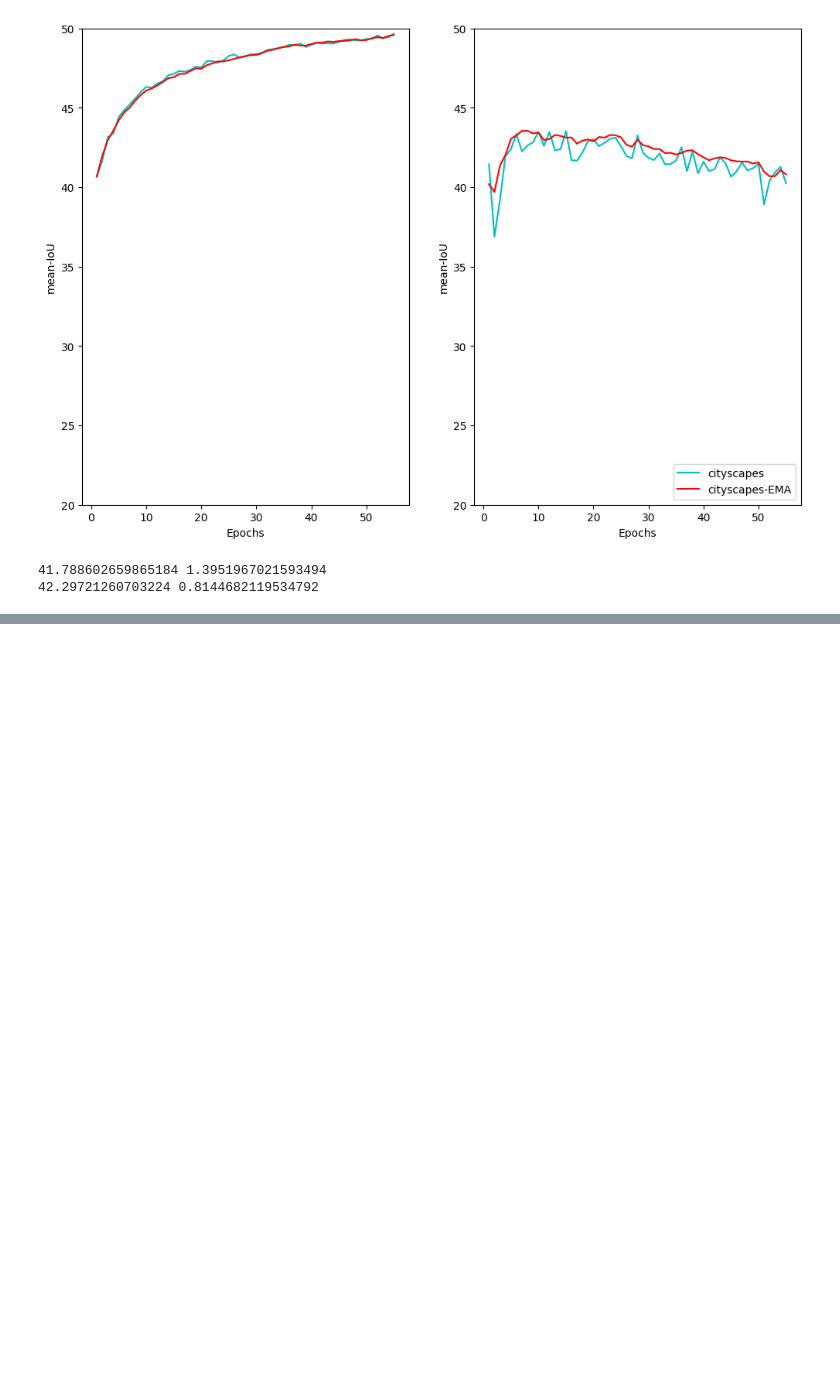
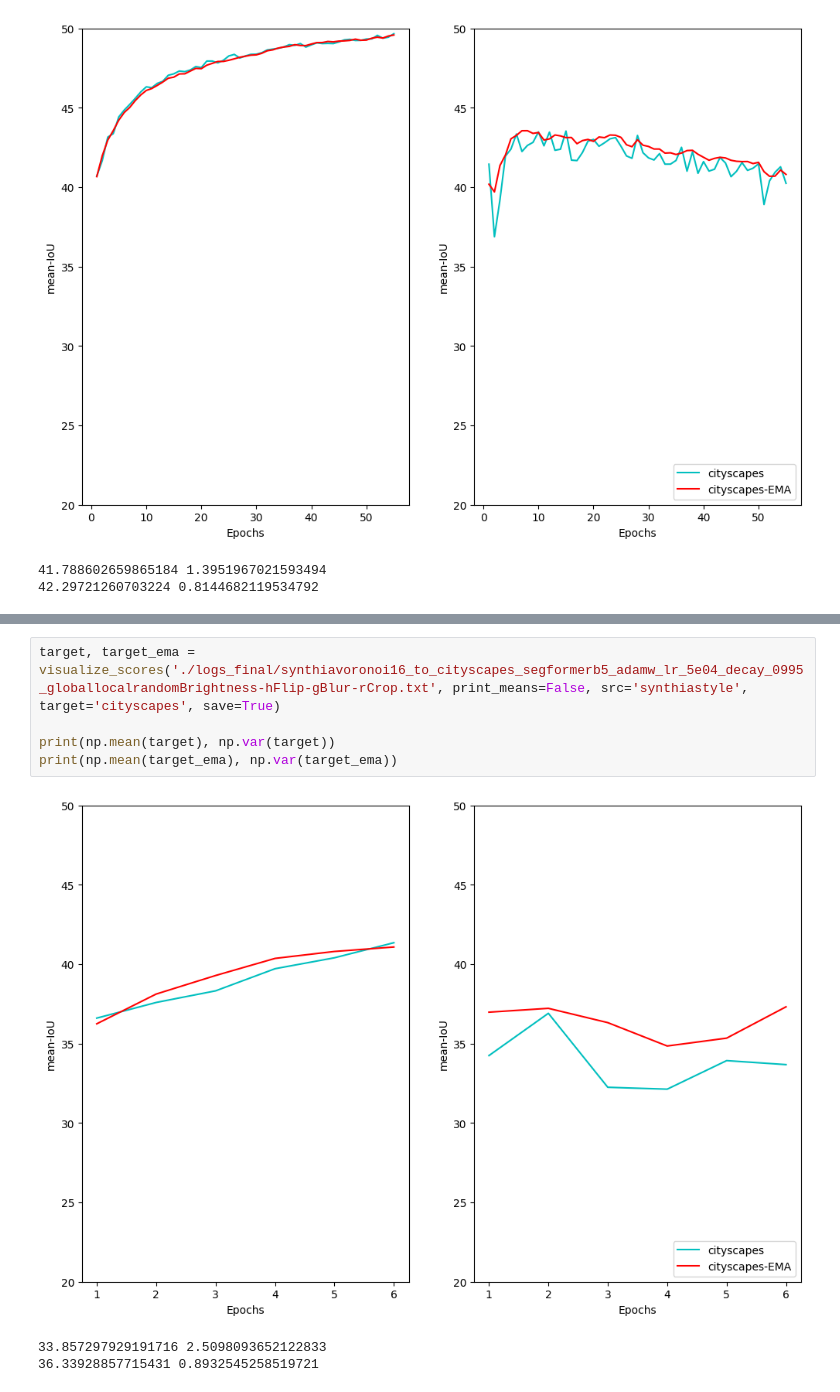
Before and after one commit to Auenwald/synthetic_to_real_translation, a Jupyter notebook: displaying_scores.ipynb, the cells around one changed output, grey strips where cells are left out. Cells and saved outputs as stored; diff of their text form; blank space fills up the shorter version.

```diff
--- a/displaying_scores.ipynb
+++ b/displaying_scores.ipynb
@@ -768,0 +778,9 @@ print(np.mean(target_ema), np.var(target_ema))
+# %%
+target, target_ema = visualize_scores('./logs_final/synthiavoronoi16_to_cityscapes_segformerb5_adamw_lr_5e04_decay_0995_globallocalrandomBrightness-hFlip-gBlur-rCrop.txt', print_means=False, src='synthiastyle', target='cityscapes', save=True)
+
+print(np.mean(target), np.var(target))
+print(np.mean(target_ema), np.var(target_ema))
+# %% [output]
+[figure, added]
+33.857297929191716 2.5098093652122833
+36.33928857715431 0.8932545258519721
```
Also changed, not shown: parts of 2 cells of this notebook, 4 other files.
